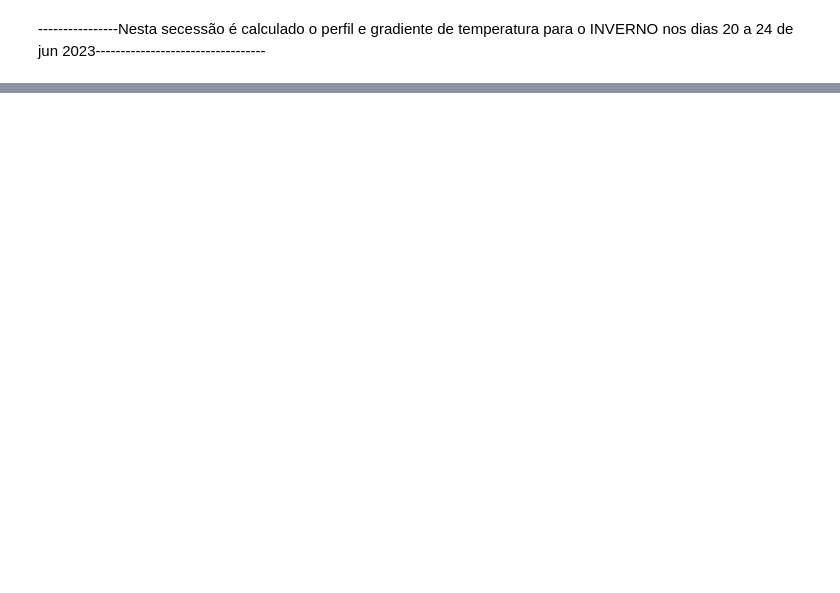
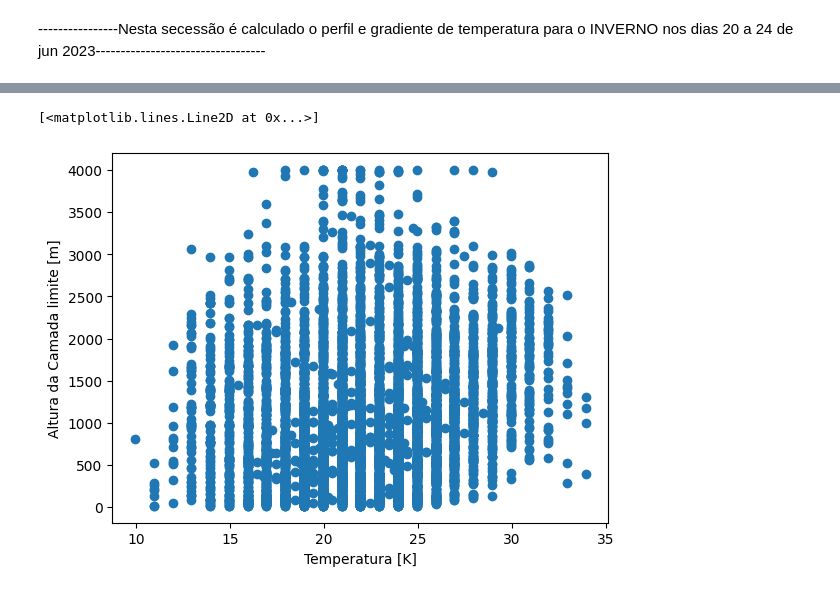
Before and after one commit to mariliameister/ENS5173_202401, a Jupyter notebook: Trabalho02.ipynb, the cells around one changed output, grey strips where cells are left out. Cells and saved outputs as stored; diff of their text form; code cells hidden in the pictures; blank space fills up the shorter version.

```diff
--- a/Trabalho02.ipynb
+++ b/Trabalho02.ipynb
@@ -634,0 +795,17 @@ display(df.head())
+# %%
+#Avaliando a altura da camada limite
+import matplotlib.pyplot as plt
+
+# Escolher as duas colunas que deseja plotar
+coluna1 = 'temp[°C]'
+coluna2 = 'altura_mist_ convec_mec [m]'
+
+# Adicionar legenda e rótulos
+plt.xlabel('Temperatura [K]')
+plt.ylabel('Altura da Camada limite [m]')
+
+# Plotar um gráfico de linhas com as duas colunas
+plt.plot(df[coluna1], df[coluna2],'o' )
+# %% [output]
+[<matplotlib.lines.Line2D at 0x...>]
+[figure, added]
```
Also changed, not shown: parts of 31 cells of this notebook.
